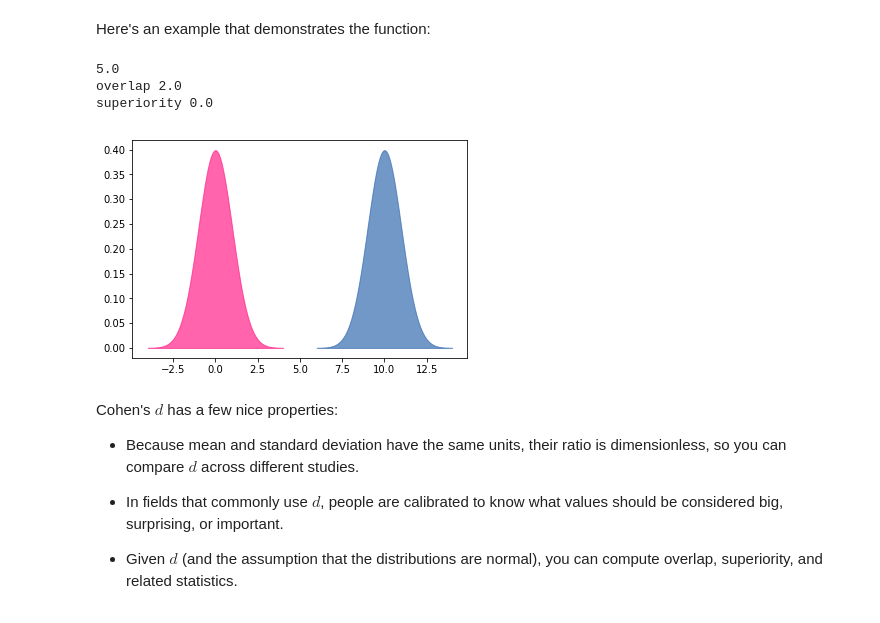
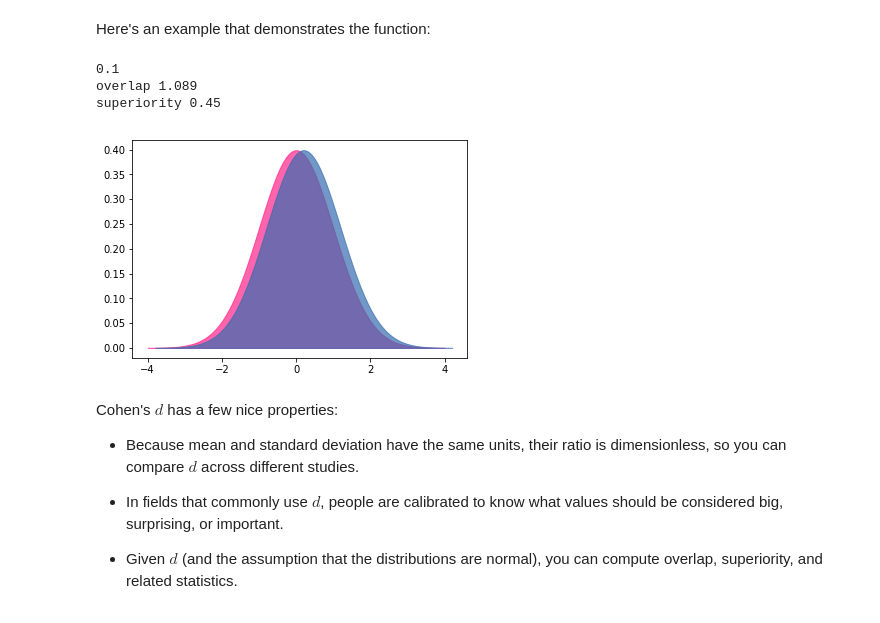
Before and after one commit to Jpeck219/dsc-effect-sizes-nyc-ds-060319, a Jupyter notebook: index.ipynb, the cells around one changed output. Saved outputs shown, nothing was run; the diff lists cells and outputs as text; code cells hidden in the pictures.

```diff
--- a/index.ipynb
+++ b/index.ipynb
@@ -435,13 +435,13 @@ def plot_pdfs(cohen_d=2):
 # %% [markdown]
 Here's an example that demonstrates the function:
 # %%
-plot_pdfs()
+plot_pdfs(.2)
 # Try changing the d value and observe the effect on the outcome below
 # %% [output]
-5.0
-overlap 2.0
-superiority 0.0
+0.1
+overlap 1.089
+superiority 0.45
-[figure, old version]
+[figure, new version]
 # %% [markdown]
 Cohen's $d$ has a few nice properties:
 
```
